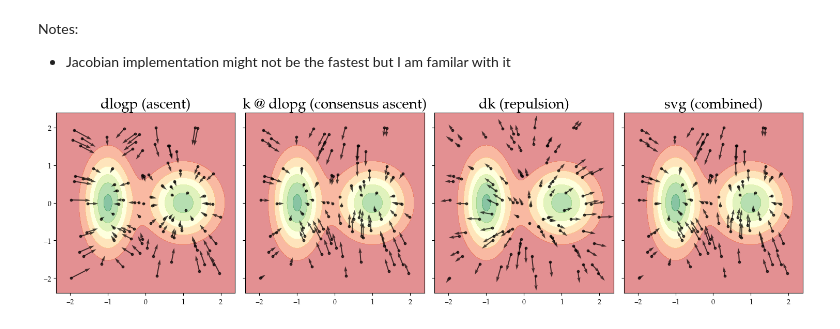
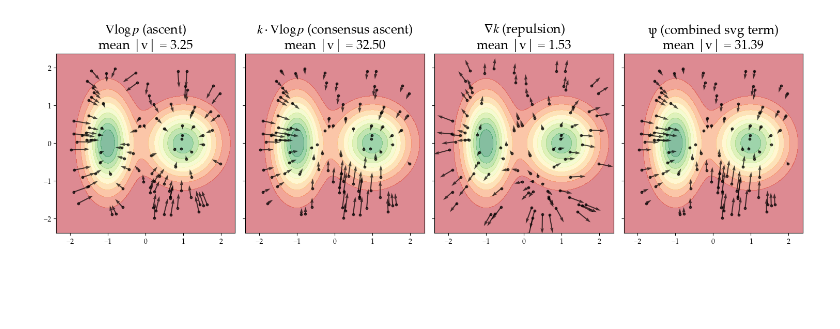
Before and after one commit to kimbente/svgd, a Jupyter notebook: turn_the_stein.ipynb, the cells around one changed output. Drawn from its saved outputs; the diff is of its cells as text; code cells hidden in the pictures; blank space fills up the shorter version.

```diff
--- a/turn_the_stein.ipynb
+++ b/turn_the_stein.ipynb
@@ -152,8 +160,18 @@ def svgd_grad(x, logprob, kernel):
     ### ATTRACTIVE FORCE (CONSENSUS) ###
     # Compute the gradient of logp w.r.t. particles x
     # In which direction does the log-probability increase?
+
+    # Jacobian overkill version:
     # Jacobian outputs [N, N, D] where only the diagonal of [N, N] is non-zero. Flip dims to get [N, D]
-    dlogp = torch.autograd.functional.jacobian(logprob, x).diagonal(dim1 = 0, dim2 = 1).permute(1, 0)  # shape: [N, D]
+    # dlogp = torch.autograd.functional.jacobian(logprob, x).diagonal(dim1 = 0, dim2 = 1).permute(1, 0)  # shape: [N, D]
+
+    # Faster autograd version:
+    logprobability = logprob(x)  # shape: [N]
+
+    dlogp = torch.autograd.grad(
+        outputs = logprobability.sum(), # scalar output
+        inputs = x # shape: [N, D] - requires_grad = True
+    )[0] # only one output, so no need for [0] indexing
 
     ### REPULSIVE FORCE (DIVERSITY) ###
     # pairwise squared Euclidean distances
@@ -161,6 +179,7 @@ def svgd_grad(x, logprob, kernel):
     # squared (Euclidean) distance
     sq_dist = (diff ** 2).sum(dim = -1) # shape: [N, N]
     h = median_heuristic(x)
+
     # gradient w.r.t. x is negative
     dk = (2 / h * diff * k.unsqueeze(-1)).sum(dim = 1)  # shape: [N, D]
 
@@ -194,10 +213,6 @@ def median_heuristic(x):
         # h = torch.sqrt(h)
 
     return h.item()
-# %% [markdown]
-Notes:
-
-- Jacobian implementation might not be the fastest but I am familar with it
 # %%
 ### INITIALISE PARTICLES ###
 # Number of particles to simulate
@@ -216,43 +231,62 @@ svg, k, dlogp, dk = svgd_grad(x = x_initial, logprob = logprob, kernel = kernel)
 # %%
 import matplotlib.pyplot as plt
 
 # Detach everything for plotting
-x_np = x_initial.detach().numpy()
-dlogp_np = dlogp.detach().numpy() / num_particles # normalise by number of particles
-dlogp_np = dlogp.detach().numpy()
-k_dlogp_np = (k @ dlogp).detach().numpy() / num_particles
-dk_np = dk.detach().numpy() / num_particles # negate
-svgd_np = svg.detach().numpy()
+x = x_initial.detach()
 
-# Limits
+dlogp = dlogp.detach()
+k_dlogp = (k @ dlogp).detach()
+dk = dk.detach()
+# Scale svg back to share common space with other vars
+svg = svg.detach() * num_particles # negate
+
+# define limits
 buffer_ratio = 0.1
-
-x_min, x_max = x_np[:, 0].min(), x_np[:, 0].max()
-y_min, y_max = x_np[:, 1].min(), x_np[:, 1].max()
-
+x_min, x_max = x[:, 0].min(), x[:, 0].max()
+y_min, y_max = x[:, 1].min(), x[:, 1].max()
 x_range = x_max - x_min
 y_range = y_max - y_min
-
 x_lim = (x_min - buffer_ratio * x_range, x_max + buffer_ratio * x_range)
 y_lim = (y_min - buffer_ratio * y_range, y_max + buffer_ratio * y_range)
 
-
+### Plot ###
 fig, axes = plt.subplots(1, 4, figsize = (15, 5), sharex = True, sharey = True)
 
-titles = ["dlogp (ascent)", "k @ dlopg (consensus ascent)", "dk (repulsion)", "svg (combined)"]
-vectors = [dlogp_np, k_dlogp_np, dk_np, svgd_np]
+# Calculate average vector lengths
+mean_lengths = [
+    dlogp.norm(dim = 1).mean().item(),
+    k_dlogp.norm(dim = 1).mean().item(),
+    dk.norm(dim = 1).mean().item(),
+    svg.norm(dim = 1).mean().item(),
+]
+
+# Titles with formatted mean lengths
+titles = [
+    f"$∇ \log p$ (ascent)\nmean |v| = {mean_lengths[0]:.2f}",
+    f"$k \cdot ∇ \log p$ (consensus ascent)\nmean |v| = {mean_lengths[1]:.2f}",
+    f"$∇k$ (repulsion)\nmean |v| = {mean_lengths[2]:.2f}",
+    f"ψ (combined svg term)\nmean |v| = {mean_lengths[3]:.2f}",
+]
+vectors = [dlogp, k_dlogp, dk, svg]
 
 for ax, title, vec in zip(axes, titles, vectors):
-    ax.contourf(x_plot[:, :, 0], x_plot[:, :, 1], torch.exp(logp), cmap = "RdYlGn", alpha = 0.5)
-    ax.scatter(x_np[:, 0], x_np[:, 1], color = 'black', s = 10, label = 'Particles', alpha = 0.7)
-    ax.quiver(x_np[:, 0], x_np[:, 1], vec[:, 0], vec[:, 1],
-              angles = 'xy', scale_units = 'xy', color = 'black', alpha = 0.7)
-    ax.set_title(title, fontsize = 20)
+
+    # underlay target distribution
+    ax.contourf(x_plot[:, :, 0], x_plot[:, :, 1], torch.exp(logp), cmap = "RdYlGn", levels = 11, alpha = 0.5)
+
+    # dots for current particle locations
+    ax.scatter(x[:, 0], x[:, 1], color = 'black', s = 10, label = 'Particles', alpha = 0.7)
+
+    # quiver all vectors
+    ax.quiver(x[:, 0], x[:, 1], vec[:, 0], vec[:, 1], color = 'black', alpha = 0.7)
+    ax.set_title(title, fontsize = 18)
     ax.set_aspect('equal', adjustable = 'box')
+
+    # area of interest
     ax.set_xlim(x_lim)
     ax.set_ylim(y_lim)
 
 plt.tight_layout()
 plt.show()
 # %% [output]
-[figure, old version]
+[figure, new version]
```
Also changed, not shown: parts of 18 cells of this notebook, 8 other files.
